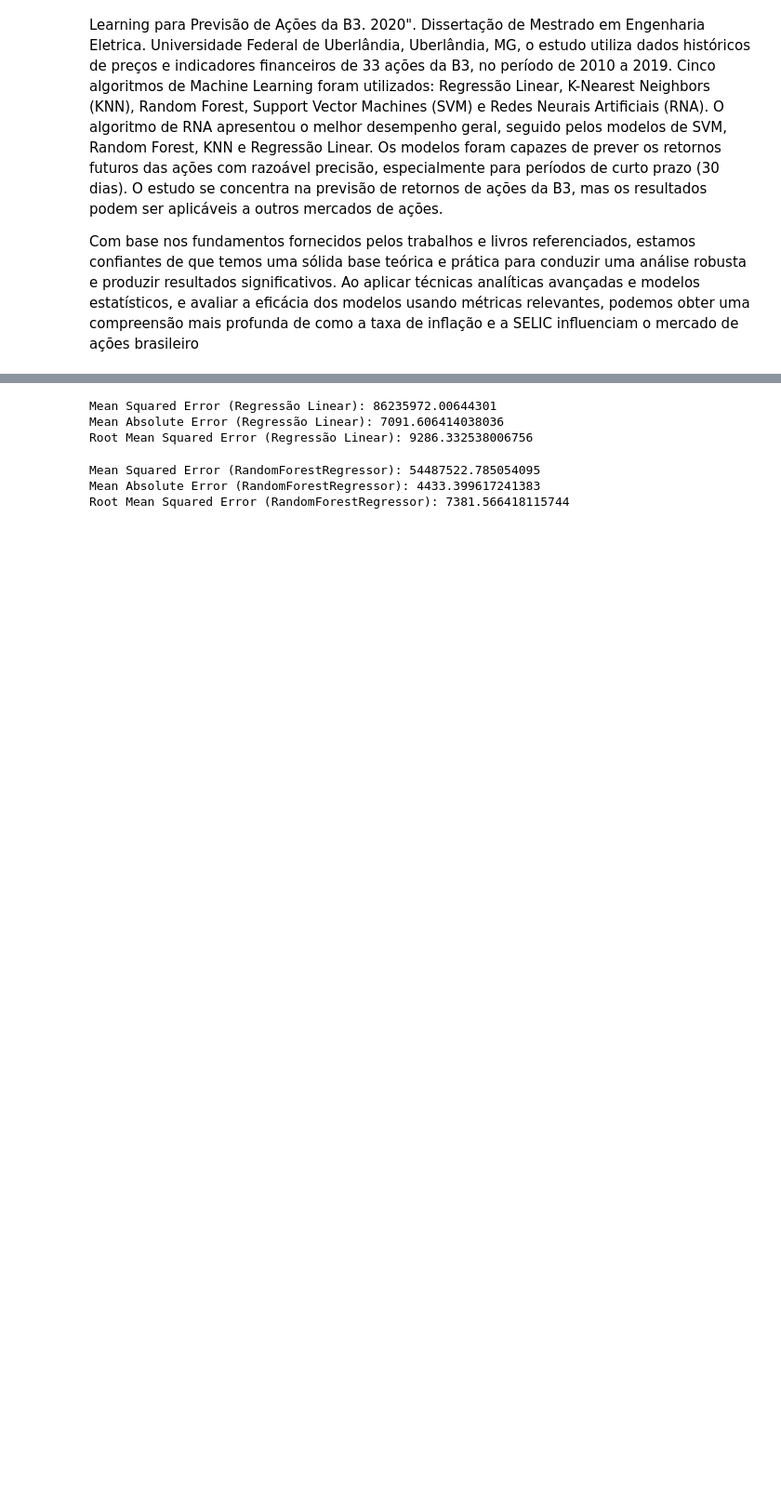
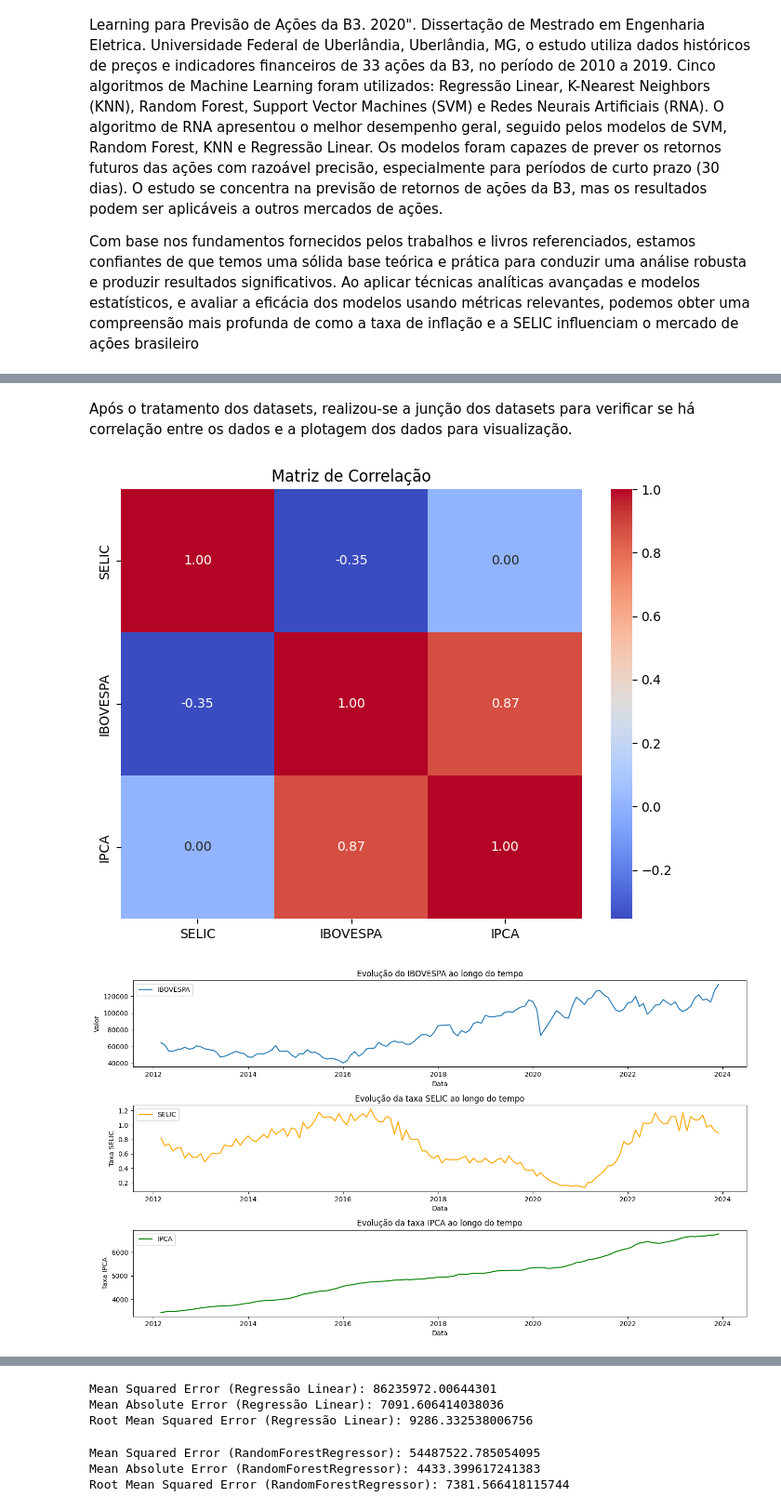
Before and after one commit to 10368966/projeto-aplicado, a Jupyter notebook: Projeto_aplicado_IV_entrega_4.ipynb, the cells around one changed output, grey strips where cells are left out. Shown at 93% size. Saved outputs shown, nothing was run; the diff lists cells and outputs as text; code cells hidden in the pictures; blank space fills up the shorter version.

Commit message:
Atualização do Projeto 4 com a inserção dos textos faltantes

```diff
--- a/Projeto_aplicado_IV_entrega_4.ipynb
+++ b/Projeto_aplicado_IV_entrega_4.ipynb
@@ -136,0 +250,10 @@ def prepare_time_series(data, date_col, value_col, year_col=None, month_col=None
+# %%
+# Carregar e preparar os dados de Evolução Mensal 2013-2023
+ibovespa_data = load_and_clean_data("https://raw.githubusercontent.com/10368966/projeto-aplicado/master/Data/Evolucao_Mensal_13-23.csv", sep=';', encoding='ISO-8859-1', decimal=',', header=1, skiprows=2)
+# %%
+# Ajustar as colunas de data e valor
+print(ibovespa_data.head())
+if len(ibovespa_data.columns) > 3:
+    ibovespa_data = ibovespa_data.iloc[:, :3]
+ibovespa_data.columns = ['Mes', 'Ano', 'IBOVESPA']
+print("Colunas disponí­veis no arquivo Evolução Mensal 2013-2023:", ibovespa_data.columns)
@@ -136,0 +268,4 @@ def prepare_time_series(data, date_col, value_col, year_col=None, month_col=None
+# %%
+# Preparar a série temporal da Evolução Mensal 2013-2023
+ibovespa_data = prepare_time_series(ibovespa_data, 'Date', 'IBOVESPA', year_col='Ano', month_col='Mes', date_format='%m/%Y')
+ibovespa_data.head()
@@ -136,0 +280,45 @@ def prepare_time_series(data, date_col, value_col, year_col=None, month_col=None
+# %% [markdown]
+Após o tratamento dos datasets, realizou-se a junção dos datasets para verificar se há correlação entre os dados e a plotagem dos dados para visualização.
+# %%
+merged_data = pd.merge(selic_data, ibovespa_data, left_index=True, right_index=True, how='inner')
+data = pd.merge(merged_data, ipca_data, left_index=True, right_index=True, how='inner')
+# %%
+# Verificar se os dados resultantes da junção não estão vazios
+if data.empty:
+    print("Erro: Os dados mesclados estão vazios após a junção.")
+else:
+  # Correlação entre variáveis
+  corr_matrix = data.corr()
+  plt.figure(figsize=(8, 6))
+  sns.heatmap(corr_matrix, annot=True, cmap='coolwarm', fmt=".2f", annot_kws={"size": 10})
+  plt.title('Matriz de Correlação')
+  plt.show()
+
+  # Visualização temporal
+  plt.figure(figsize=(14, 8))
+  plt.subplot(3, 1, 1)
+  plt.plot(data.index, data['IBOVESPA'], label='IBOVESPA')
+  plt.title('Evolução do IBOVESPA ao longo do tempo')
+  plt.xlabel('Data')
+  plt.ylabel('Valor')
+  plt.legend()
+
+  plt.subplot(3, 1, 2)
+  plt.plot(data.index, data['SELIC'], label='SELIC', color='orange')
+  plt.title('Evolução da taxa SELIC ao longo do tempo')
+  plt.xlabel('Data')
+  plt.ylabel('Taxa SELIC')
+  plt.legend()
+
+  plt.subplot(3, 1, 3)
+  plt.plot(data.index, data['IPCA'], label='IPCA', color='green')
+  plt.title('Evolução da taxa IPCA ao longo do tempo')
+  plt.xlabel('Data')
+  plt.ylabel('Taxa IPCA')
+  plt.legend()
+
+  plt.tight_layout()
+  plt.show()
+# %% [output]
+[figure, added]
+[figure, added]
```
Also changed, not shown: parts of 102 cells of this notebook, 21 other files.
